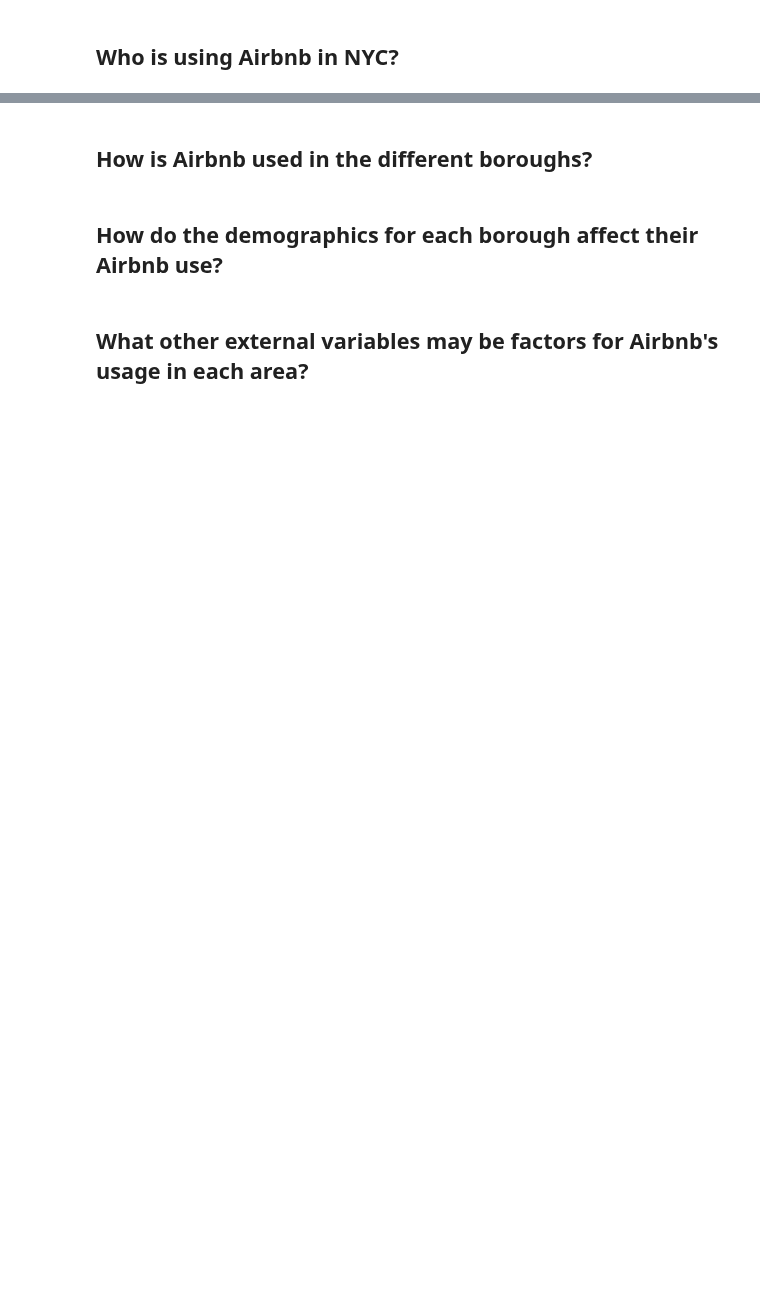
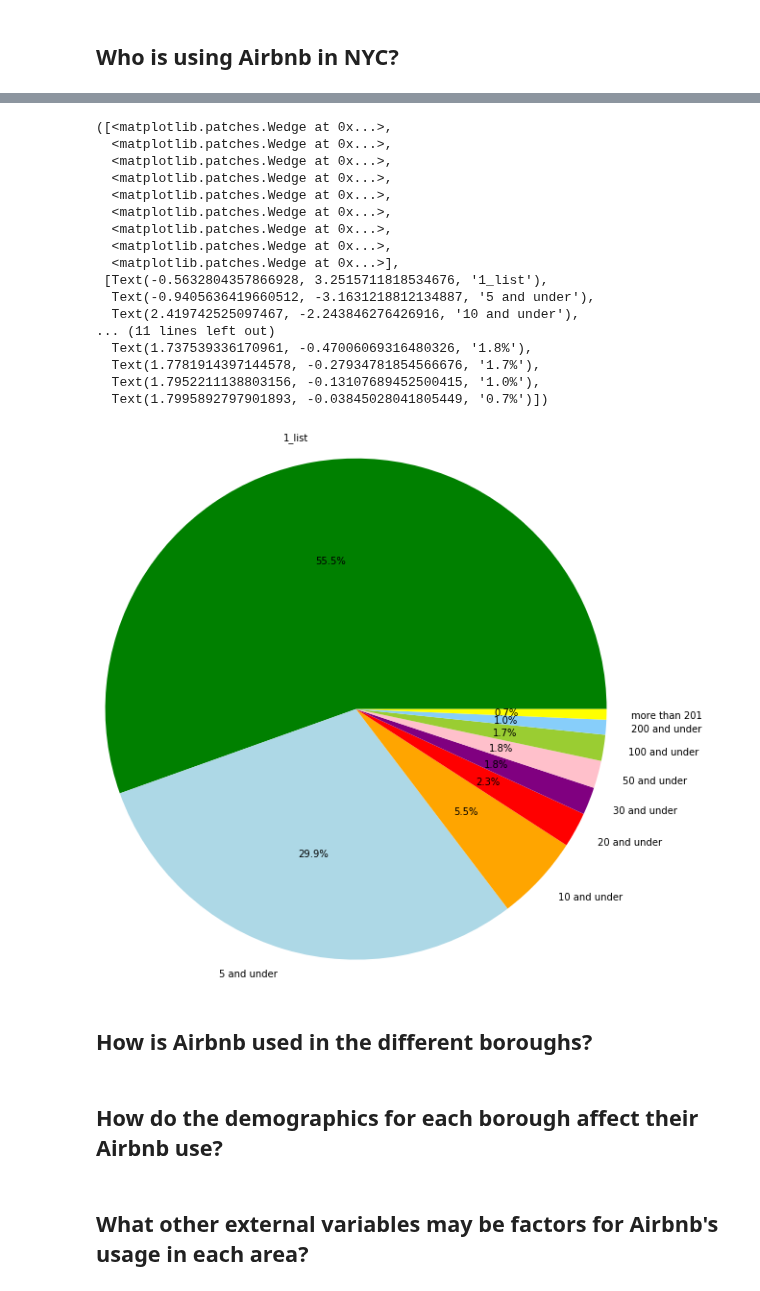
Before and after one commit to hayden4davey/Project1-Group2, a Jupyter notebook: Final Airbnb Analysis.ipynb, the cells around one changed output, grey strips where cells are left out. Saved outputs shown, nothing was run; the diff lists cells and outputs as text; code cells hidden in the pictures; blank space fills up the shorter version.

```diff
--- a/Final Airbnb Analysis.ipynb
+++ b/Final Airbnb Analysis.ipynb
@@ -34,0 +46,11 @@ pop_dict = {'Brooklyn': 2582830,
+# %%
+# List Demographics
+list_bins = [0,1,5, 10, 20,30,50,100,200,max(abb_df['Calculated Host Listings Count'])]
+list_group_names =['1_list','5 and under','10 and under','20 and under','30 and under','50 and under','100 and under','200 and under','201 and more']
+abb_df["List Categories"] = pd.cut(abb_df["Calculated Host Listings Count"], list_bins, labels=list_group_names)
+List_Demographics = pd.DataFrame(abb_df["List Categories"].value_counts())
+List_Demographics.reset_index()
+total_list = len(abb_df["ID"])
+List_Demographics["Percentage of listing"]= round(List_Demographics["List Categories"]/ total_list *100,2)
+List_Demographics.rank(axis=0, numeric_only=False)
+List_Demographics
@@ -35,3 +68,27 @@ pop_dict = {'Brooklyn': 2582830,
+# %%
+lists = ['1_list','5 and under','10 and under','20 and under','30 and under','50 and under','100 and under','200 and under','more than 201']
+pie_x = List_Demographics["Percentage of listing"]
+colors = ["green","lightblue","orange","red","purple","pink","yellowgreen","lightskyblue","yellow"]
+plt.pie(pie_x, labels=lists,colors=colors,autopct="%1.1f%%",radius=3)
+# %% [output]
+([<matplotlib.patches.Wedge at 0x...>,
+  <matplotlib.patches.Wedge at 0x...>,
+  <matplotlib.patches.Wedge at 0x...>,
+  <matplotlib.patches.Wedge at 0x...>,
+  <matplotlib.patches.Wedge at 0x...>,
+  <matplotlib.patches.Wedge at 0x...>,
+  <matplotlib.patches.Wedge at 0x...>,
+  <matplotlib.patches.Wedge at 0x...>,
+  <matplotlib.patches.Wedge at 0x...>],
+ [Text(-0.5632804357866928, 3.2515711818534676, '1_list'),
+  Text(-0.9405636419660512, -3.1631218812134887, '5 and under'),
+  Text(2.419742525097467, -2.243846276426916, '10 and under'),
+... (11 lines left out)
+  Text(1.737539336170961, -0.47006069316480326, '1.8%'),
+  Text(1.7781914397144578, -0.27934781854566676, '1.7%'),
+  Text(1.7952211138803156, -0.13107689452500415, '1.0%'),
+  Text(1.7995892797901893, -0.03845028041805449, '0.7%')])
+[figure, added]
 # %% [markdown]
 ## How is Airbnb used in the different boroughs?
 # %% [markdown]
```
Also changed, not shown: parts of 2 cells of this notebook.
